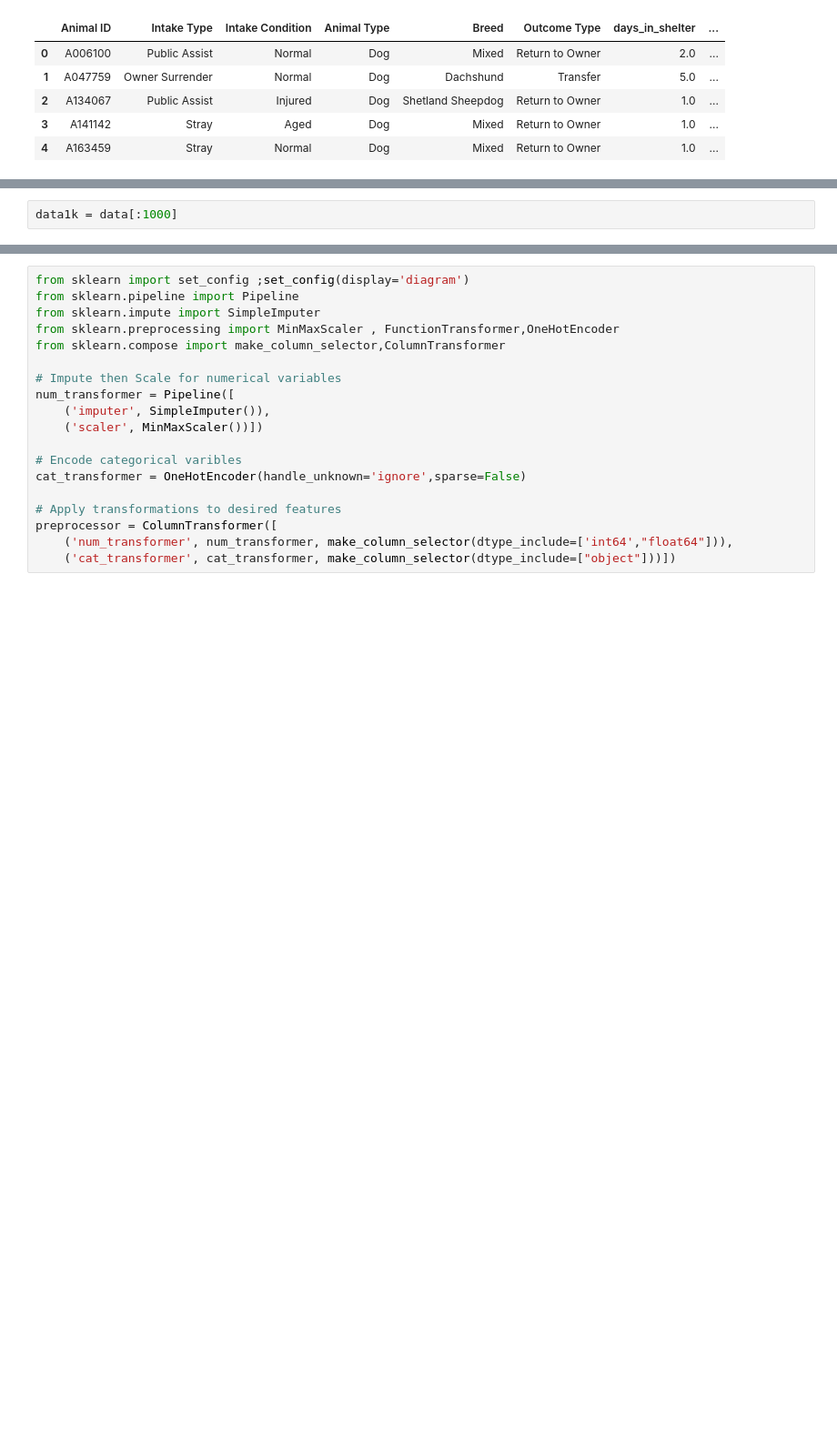
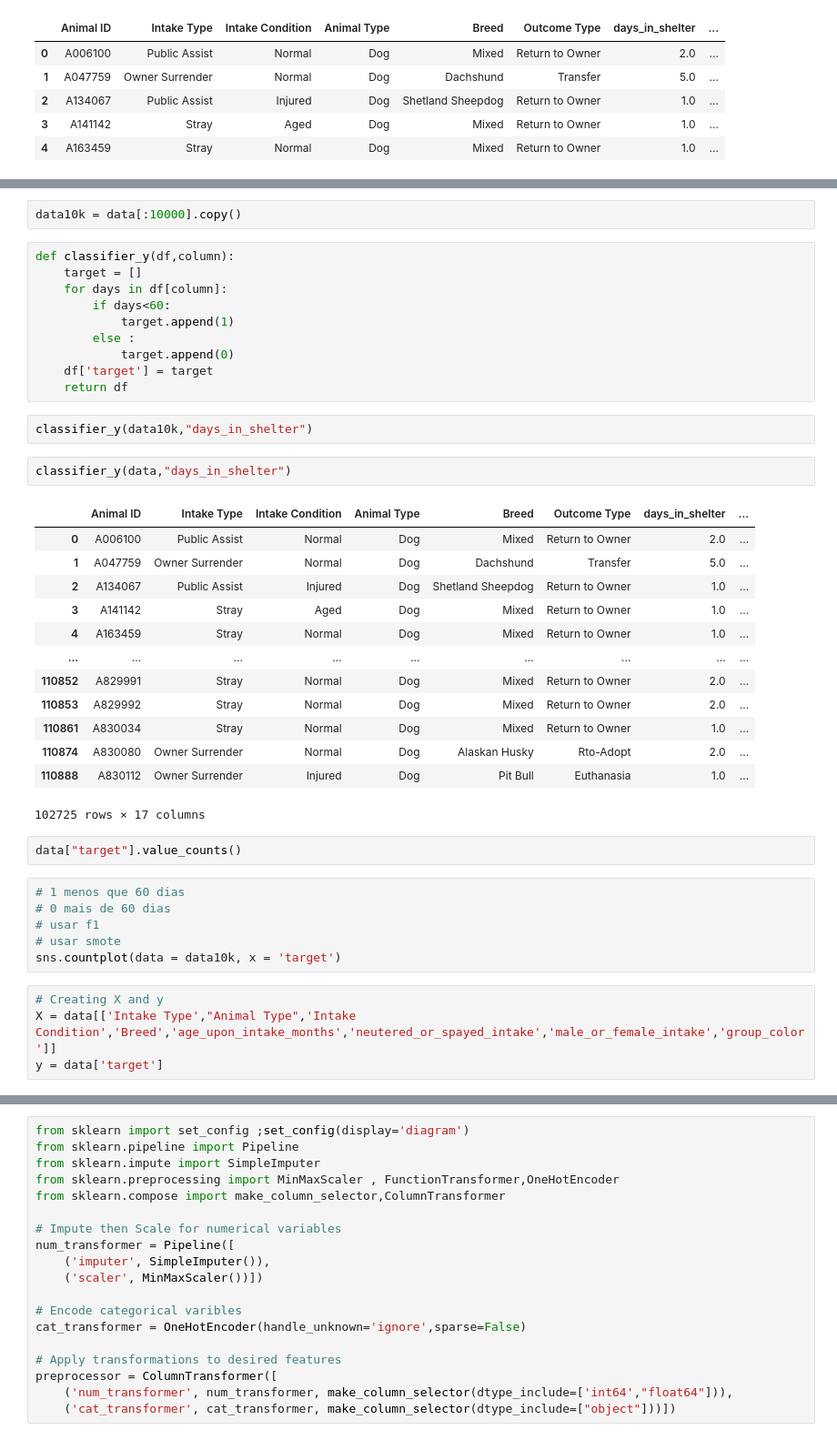
Before and after one commit to anaiscasilva/From_Shelter_to_Love, a Jupyter notebook: notebooks/fernando-roth_data_visualization.ipynb, the cells around one changed output, grey strips where cells are left out. Shown at 91% size. Drawn from its saved outputs; the diff is of its cells as text; blank space fills up the shorter version.

```diff
--- a/notebooks/fernando-roth_data_visualization.ipynb
+++ b/notebooks/fernando-roth_data_visualization.ipynb
@@ -36,2 +21,42 @@ memory usage: 11.0+ MB
 # %%
-data1k = data[:1000]
+data10k = data[:10000].copy()
+# %%
+def classifier_y(df,column):
+    target = []
+    for days in df[column]:
+        if days<60:
+            target.append(1)
+        else :
+            target.append(0)
+    df['target'] = target
+    return df
+# %%
+classifier_y(data10k,"days_in_shelter")
+# %%
+classifier_y(data,"days_in_shelter")
+# %% [output]
+|  | Animal ID | Intake Type | Intake Condition | Animal Type | Breed | Outcome Type | days_in_shelter | ... |
+| 0 | A006100 | Public Assist | Normal | Dog | Mixed | Return to Owner | 2.0 | ... |
+| 1 | A047759 | Owner Surrender | Normal | Dog | Dachshund | Transfer | 5.0 | ... |
+| 2 | A134067 | Public Assist | Injured | Dog | Shetland Sheepdog | Return to Owner | 1.0 | ... |
+| 3 | A141142 | Stray | Aged | Dog | Mixed | Return to Owner | 1.0 | ... |
+| 4 | A163459 | Stray | Normal | Dog | Mixed | Return to Owner | 1.0 | ... |
+| ... | ... | ... | ... | ... | ... | ... | ... | ... |
+| 110852 | A829991 | Stray | Normal | Dog | Mixed | Return to Owner | 2.0 | ... |
+| 110853 | A829992 | Stray | Normal | Dog | Mixed | Return to Owner | 2.0 | ... |
+| 110861 | A830034 | Stray | Normal | Dog | Mixed | Return to Owner | 1.0 | ... |
+| 110874 | A830080 | Owner Surrender | Normal | Dog | Alaskan Husky | Rto-Adopt | 2.0 | ... |
+| 110888 | A830112 | Owner Surrender | Injured | Dog | Pit Bull | Euthanasia | 1.0 | ... |
+102725 rows × 17 columns
+# %%
+data["target"].value_counts()
+# %%
+# 1 menos que 60 dias
+# 0 mais de 60 dias
+# usar f1
+# usar smote
+sns.countplot(data = data10k, x = 'target')
+# %%
+# Creating X and y
+X = data[['Intake Type',"Animal Type",'Intake Condition','Breed','age_upon_intake_months','neutered_or_spayed_intake','male_or_female_intake','group_color']]
+y = data['target']
```
Also changed, not shown: parts of 31 cells of this notebook, 1 other file.
